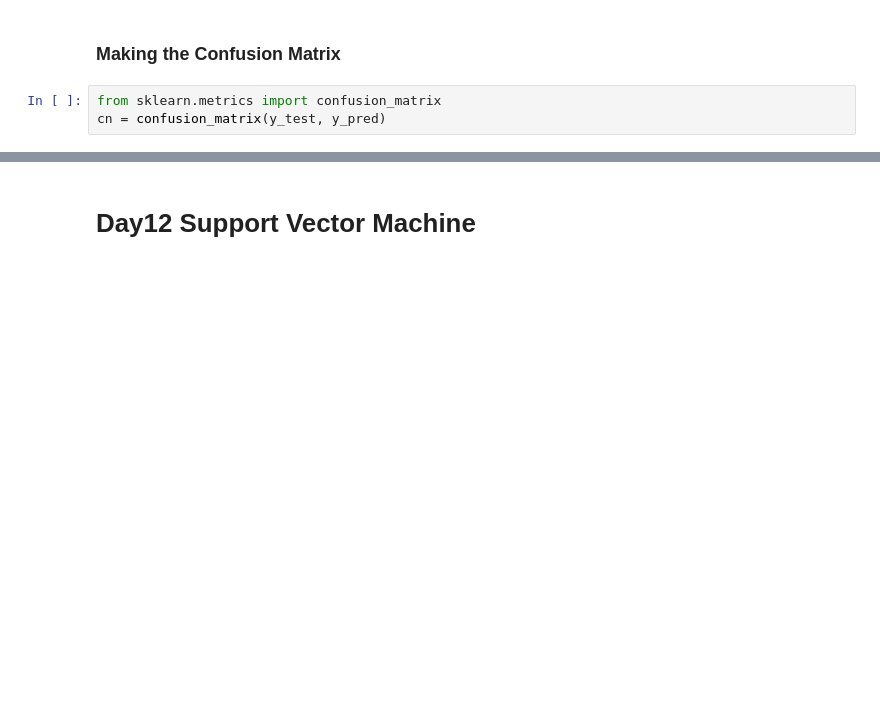
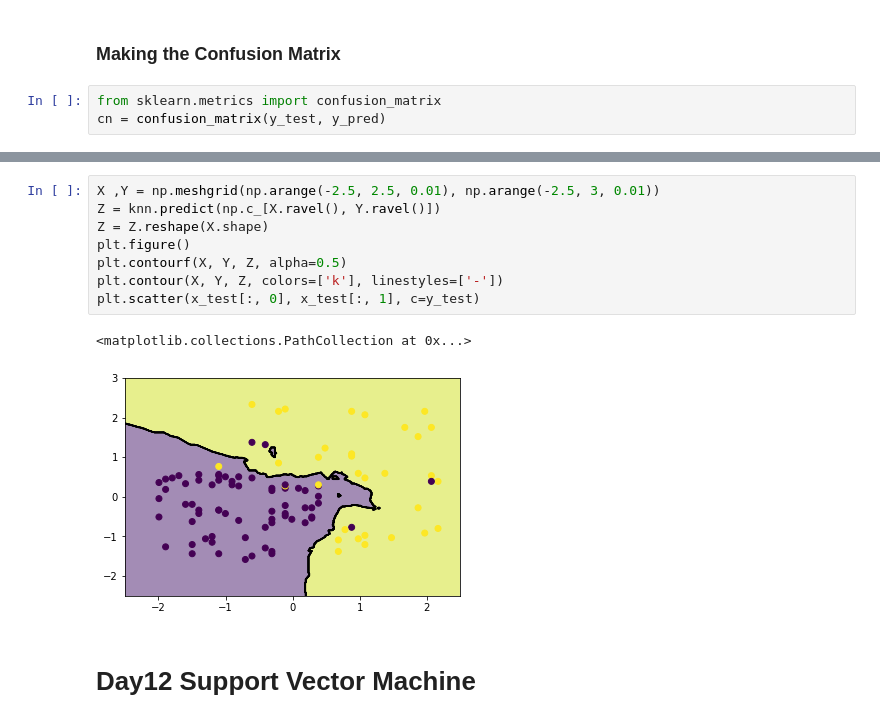
Before and after one commit to barrricade/pandas-learn, a Jupyter notebook: demo/100-Days-Of-ML.ipynb, the cells around one changed output, grey strips where cells are left out. Saved outputs shown, nothing was run; the diff lists cells and outputs as text; blank space fills up the shorter version.

```diff
--- a/demo/100-Days-Of-ML.ipynb
+++ b/demo/100-Days-Of-ML.ipynb
@@ -543,3 +553,14 @@ array([[59,  9],
+# %%
+X ,Y = np.meshgrid(np.arange(-2.5, 2.5, 0.01), np.arange(-2.5, 3, 0.01))
+Z = knn.predict(np.c_[X.ravel(), Y.ravel()])
+Z = Z.reshape(X.shape)
+plt.figure()
+plt.contourf(X, Y, Z, alpha=0.5)
+plt.contour(X, Y, Z, colors=['k'], linestyles=['-'])
+plt.scatter(x_test[:, 0], x_test[:, 1], c=y_test)
+# %% [output]
+<matplotlib.collections.PathCollection at 0x...>
+[figure, added]
 # %% [markdown]
 # Day12 Support Vector Machine
 # %% [markdown]
```
Also changed, not shown: parts of 6 cells of this notebook.
